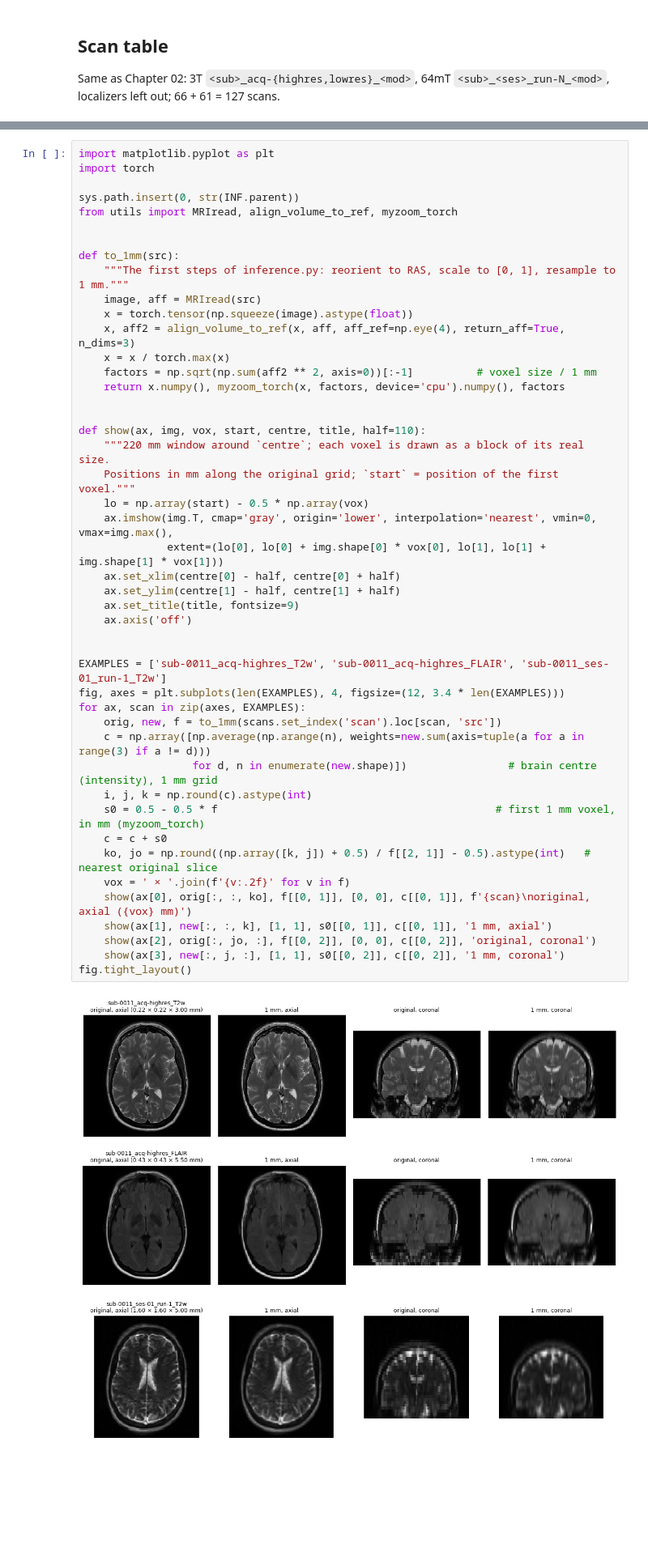
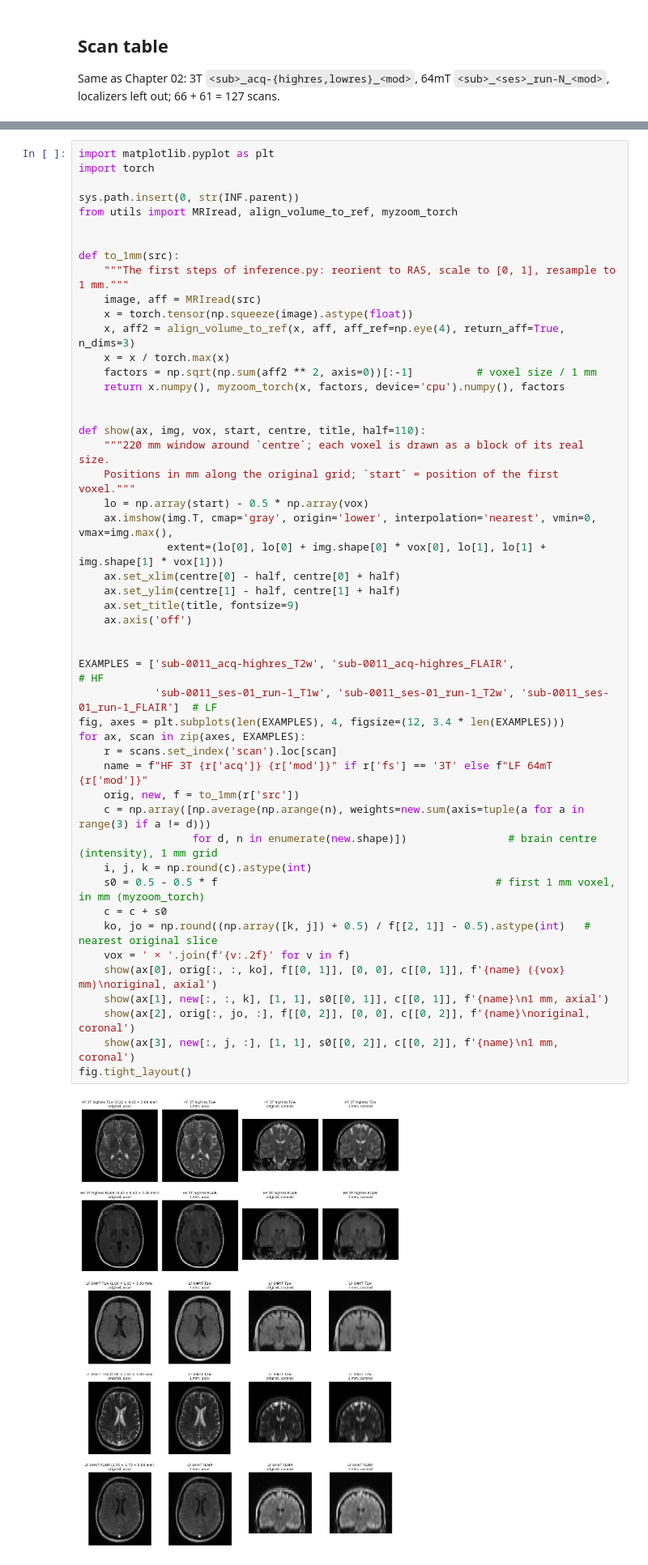
Before and after one commit to Zane-133/new-jupyterbook, a Jupyter notebook: appendix_wmh_colab.ipynb, the cells around one changed output, grey strips where cells are left out. Shown at 81% size. Drawn from its saved outputs; the diff is of its cells as text; blank space fills up the shorter version.

```diff
--- a/appendix_wmh_colab.ipynb
+++ b/appendix_wmh_colab.ipynb
@@ -210,40 +211,43 @@ def to_1mm(src):
     x = torch.tensor(np.squeeze(image).astype(float))
     x, aff2 = align_volume_to_ref(x, aff, aff_ref=np.eye(4), return_aff=True, n_dims=3)
     x = x / torch.max(x)
     factors = np.sqrt(np.sum(aff2 ** 2, axis=0))[:-1]          # voxel size / 1 mm
     return x.numpy(), myzoom_torch(x, factors, device='cpu').numpy(), factors
 
 
 def show(ax, img, vox, start, centre, title, half=110):
     """220 mm window around `centre`; each voxel is drawn as a block of its real size.
     Positions in mm along the original grid; `start` = position of the first voxel."""
     lo = np.array(start) - 0.5 * np.array(vox)
     ax.imshow(img.T, cmap='gray', origin='lower', interpolation='nearest', vmin=0, vmax=img.max(),
               extent=(lo[0], lo[0] + img.shape[0] * vox[0], lo[1], lo[1] + img.shape[1] * vox[1]))
     ax.set_xlim(centre[0] - half, centre[0] + half)
     ax.set_ylim(centre[1] - half, centre[1] + half)
     ax.set_title(title, fontsize=9)
     ax.axis('off')
 
 
-EXAMPLES = ['sub-0011_acq-highres_T2w', 'sub-0011_acq-highres_FLAIR', 'sub-0011_ses-01_run-1_T2w']
+EXAMPLES = ['sub-0011_acq-highres_T2w', 'sub-0011_acq-highres_FLAIR',                        # HF
+            'sub-0011_ses-01_run-1_T1w', 'sub-0011_ses-01_run-1_T2w', 'sub-0011_ses-01_run-1_FLAIR']  # LF
 fig, axes = plt.subplots(len(EXAMPLES), 4, figsize=(12, 3.4 * len(EXAMPLES)))
 for ax, scan in zip(axes, EXAMPLES):
-    orig, new, f = to_1mm(scans.set_index('scan').loc[scan, 'src'])
+    r = scans.set_index('scan').loc[scan]
+    name = f"HF 3T {r['acq']} {r['mod']}" if r['fs'] == '3T' else f"LF 64mT {r['mod']}"
+    orig, new, f = to_1mm(r['src'])
     c = np.array([np.average(np.arange(n), weights=new.sum(axis=tuple(a for a in range(3) if a != d)))
                   for d, n in enumerate(new.shape)])                # brain centre (intensity), 1 mm grid
     i, j, k = np.round(c).astype(int)
     s0 = 0.5 - 0.5 * f                                            # first 1 mm voxel, in mm (myzoom_torch)
     c = c + s0
     ko, jo = np.round((np.array([k, j]) + 0.5) / f[[2, 1]] - 0.5).astype(int)   # nearest original slice
     vox = ' × '.join(f'{v:.2f}' for v in f)
-    show(ax[0], orig[:, :, ko], f[[0, 1]], [0, 0], c[[0, 1]], f'{scan}\noriginal, axial ({vox} mm)')
-    show(ax[1], new[:, :, k], [1, 1], s0[[0, 1]], c[[0, 1]], '1 mm, axial')
-    show(ax[2], orig[:, jo, :], f[[0, 2]], [0, 0], c[[0, 2]], 'original, coronal')
-    show(ax[3], new[:, j, :], [1, 1], s0[[0, 2]], c[[0, 2]], '1 mm, coronal')
+    show(ax[0], orig[:, :, ko], f[[0, 1]], [0, 0], c[[0, 1]], f'{name} ({vox} mm)\noriginal, axial')
+    show(ax[1], new[:, :, k], [1, 1], s0[[0, 1]], c[[0, 1]], f'{name}\n1 mm, axial')
+    show(ax[2], orig[:, jo, :], f[[0, 2]], [0, 0], c[[0, 2]], f'{name}\noriginal, coronal')
+    show(ax[3], new[:, j, :], [1, 1], s0[[0, 2]], c[[0, 2]], f'{name}\n1 mm, coronal')
 fig.tight_layout()
 # %% [output]
-[figure, old version]
+[figure, new version]
 # %% [markdown]
 ## Segment and save
 
```
Also changed, not shown: parts of 2 cells of this notebook.
